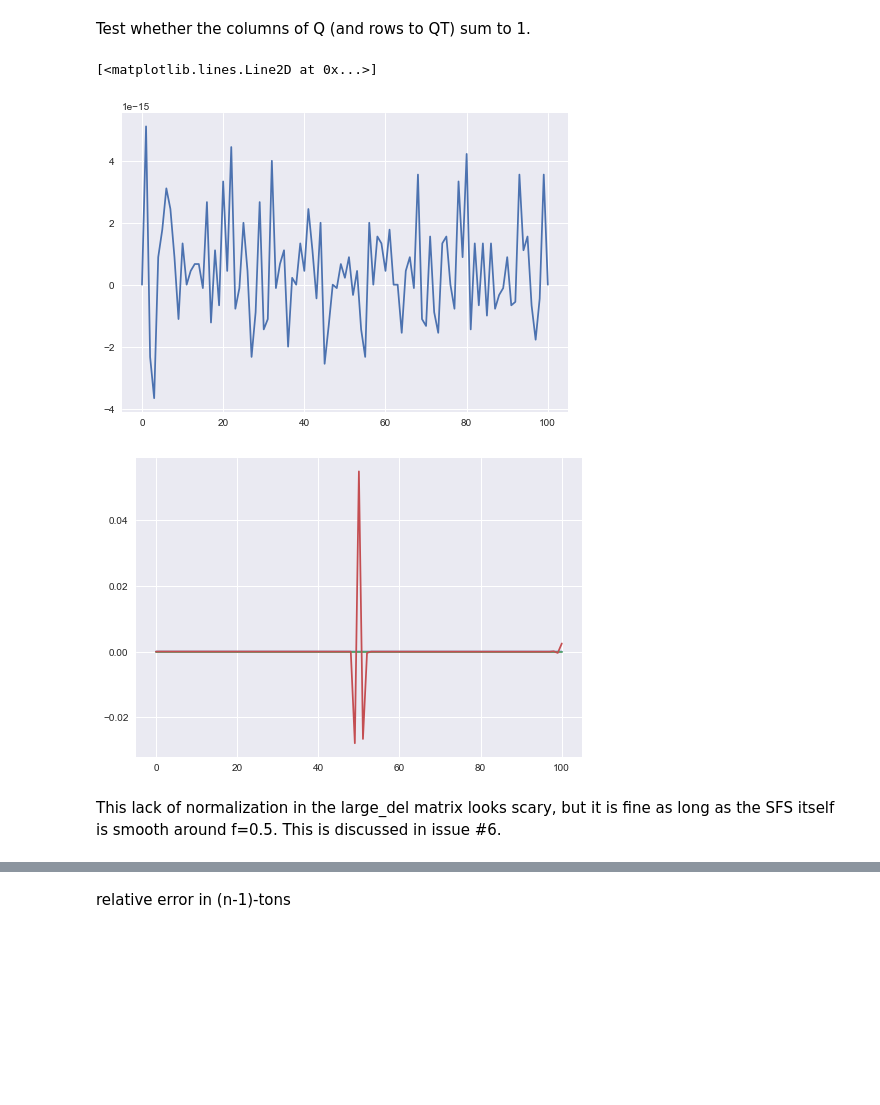
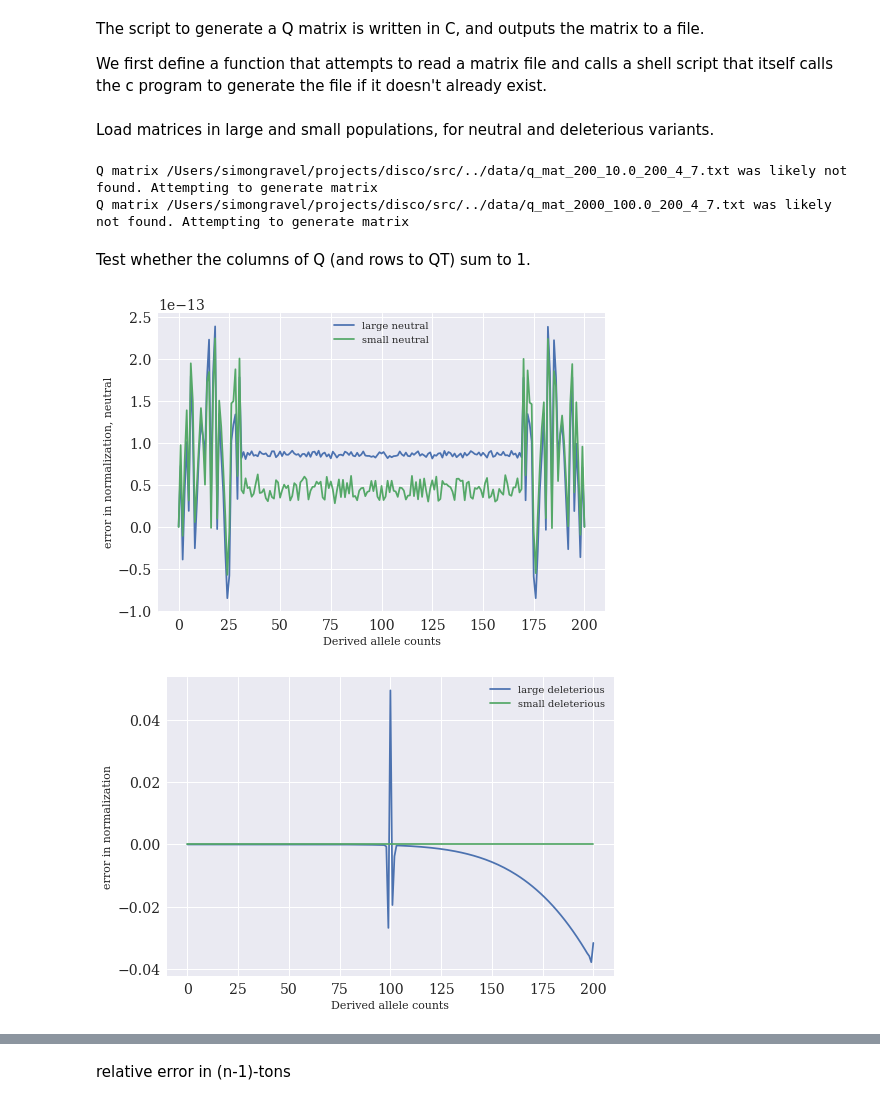
Before and after one commit to ivan-krukov/taming-strong-selection, a Jupyter notebook: src/example_analyses.ipynb, the cells around one changed output, grey strips where cells are left out. Drawn from its saved outputs; the diff is of its cells as text; code cells hidden in the pictures; blank space fills up the shorter version.

```diff
--- a/src/example_analyses.ipynb
+++ b/src/example_analyses.ipynb
@@ -10,7 +10,8 @@ import numpy.linalg as la
 import moments
 import scipy
 from subprocess import run
-plt.rc('font', family='serif', size=16)
+plt.style.use('seaborn')
+plt.rc('font', family='serif', size=20)
 plt.rc('xtick', labelsize=14)
+
 plt.rc('ytick', labelsize=14)
-plt.style.use('seaborn')
@@ -57,0 +18,4 @@ Using values from compute_Q_from_scratch.py
+# %% [markdown]
+The script to generate a Q matrix is written in C, and outputs the matrix to a file.
+
+We first define a function that attempts to read a matrix file and calls a shell script that itself calls the c program to generate the file if it doesn't already exist.
@@ -58,14 +36,42 @@ Using values from compute_Q_from_scratch.py
+# %% [markdown]
+Load matrices in large and small populations, for neutral and deleterious variants.
+# %%
+large_pop_size = 2000
+small_pop_size = 200
+sample_size = 200
+s_del = 0.05
+j = 7
+k = 4
+
+Q_small_neutral = read_Q(N=small_pop_size, Ns=0, no=sample_size, k=0, j=0)
+
+Q_small_del = read_Q(N=small_pop_size, Ns=small_pop_size*s_del, no=sample_size, k=k, j=j)
+
+
+Q_large_neutral = read_Q(N=large_pop_size, Ns=0, no=sample_size, k=0, j=0)
+
+Q_large_del = read_Q(N=large_pop_size, Ns=large_pop_size*s_del, no=sample_size, k=k, j=j)
+# %% [output]
+Q matrix /Users/simongravel/projects/disco/src/../data/q_mat_200_10.0_200_4_7.txt was likely not found. Attempting to generate matrix
+Q matrix /Users/simongravel/projects/disco/src/../data/q_mat_2000_100.0_200_4_7.txt was likely not found. Attempting to generate matrix
 # %% [markdown]
 Test whether the columns of Q (and rows to QT) sum to 1.
 # %%
-plt.plot(Q_small_neutral.sum(axis=0)-1);
+plt.plot(Q_large_neutral.sum(axis=0)-1, label="large neutral")
+plt.plot(Q_small_neutral.sum(axis=0)-1, label="small neutral")
+
+
+plt.xlabel("Derived allele counts")
+plt.ylabel("error in normalization, neutral")
+plt.legend(loc="upper center")
 plt.figure()
-plt.plot(Q_small_del.sum(axis=0)-1)
-plt.plot(Q_large_neutral.sum(axis=0)-1)
-plt.plot(Q_large_del.sum(axis=0)-1)
+
+plt.plot(Q_large_del.sum(axis=0)-1, label="large deleterious")
+plt.plot(Q_small_del.sum(axis=0)-1, label="small deleterious")
+
+plt.legend(loc="upper right")
+plt.xlabel("Derived allele counts")
+plt.ylabel("error in normalization");
 # %% [output]
-[<matplotlib.lines.Line2D at 0x...>]
-[figure, old version]
+[figure, new version]
-[figure, old version]
+[figure, new version]
-# %% [markdown]
-This lack of normalization in the large_del matrix looks scary, but it is fine as long as the SFS itself is smooth around f=0.5. This is discussed in issue #6.
```
Also changed, not shown: parts of 49 cells of this notebook.
